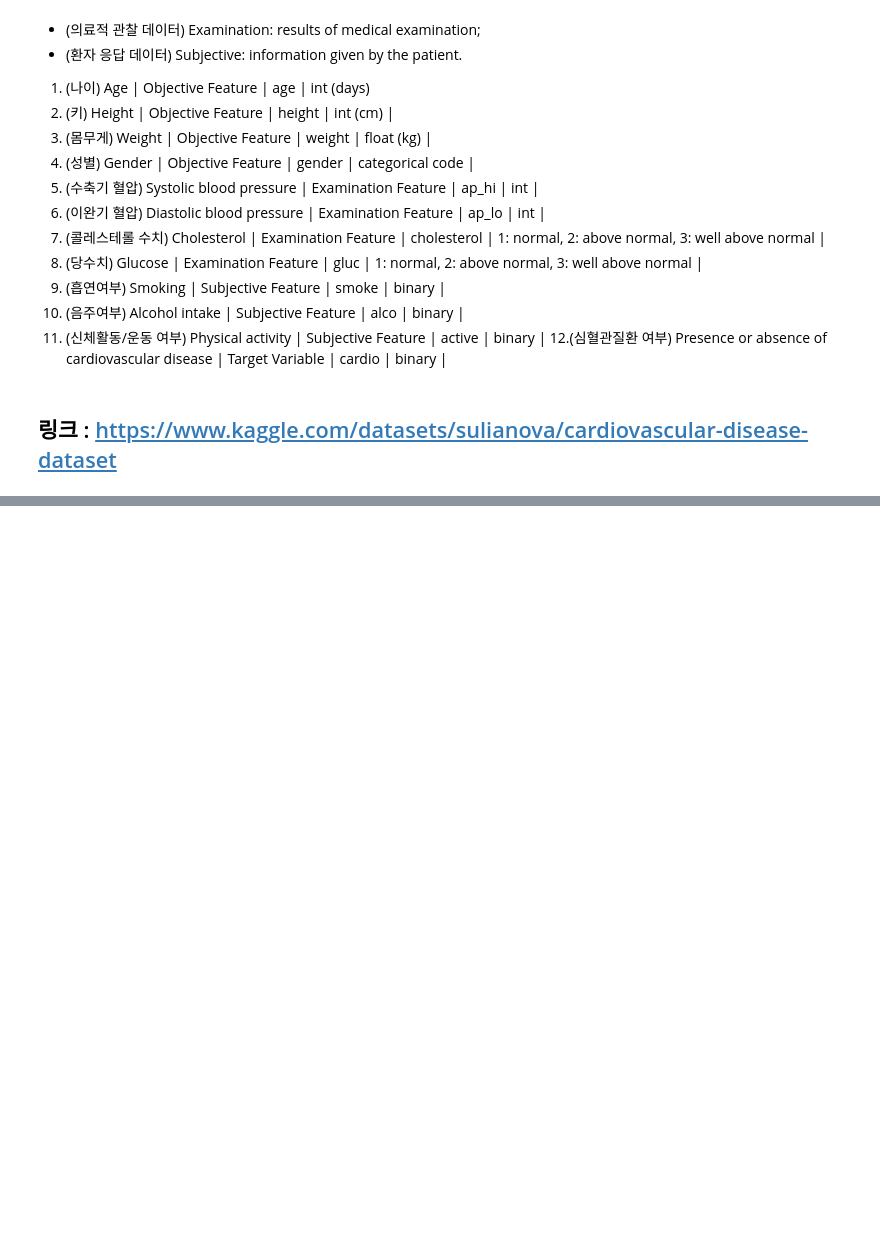
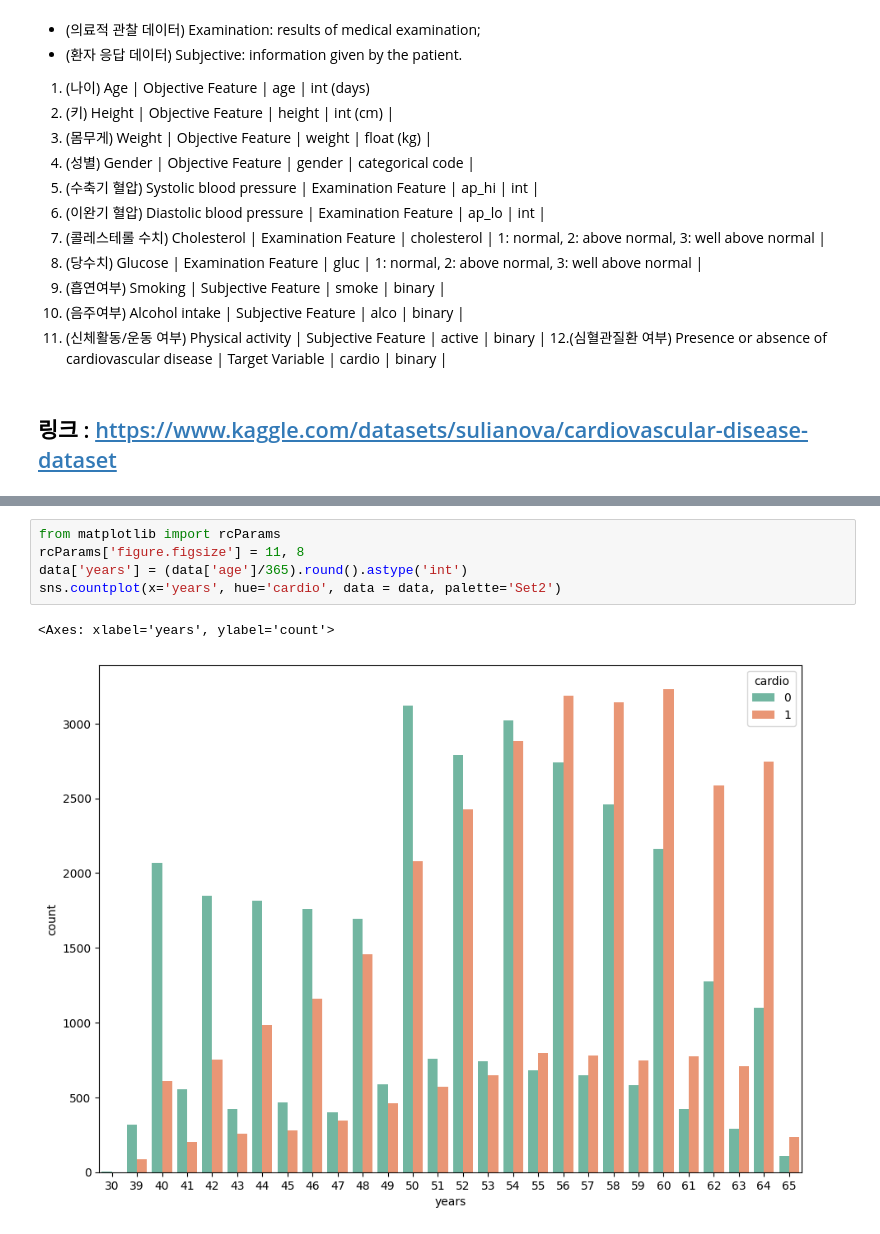
Before and after one commit to Youngpyoryu/Lecture_Note, a Jupyter notebook: 디지털 헬스케어/2주차/20240124.ipynb, the cells around one changed output, grey strips where cells are left out. Cells and saved outputs as stored; diff of their text form; blank space fills up the shorter version.

```diff
--- a/디지털 헬스케어/2주차/20240124.ipynb
+++ b/디지털 헬스케어/2주차/20240124.ipynb
@@ -24,0 +149,8 @@ Mounted at /content/drive
+# %%
+from matplotlib import rcParams
+rcParams['figure.figsize'] = 11, 8
+data['years'] = (data['age']/365).round().astype('int')
+sns.countplot(x='years', hue='cardio', data = data, palette='Set2')
+# %% [output]
+<Axes: xlabel='years', ylabel='count'>
+[figure, added]
```
Also changed, not shown: parts of 99 cells of this notebook.
